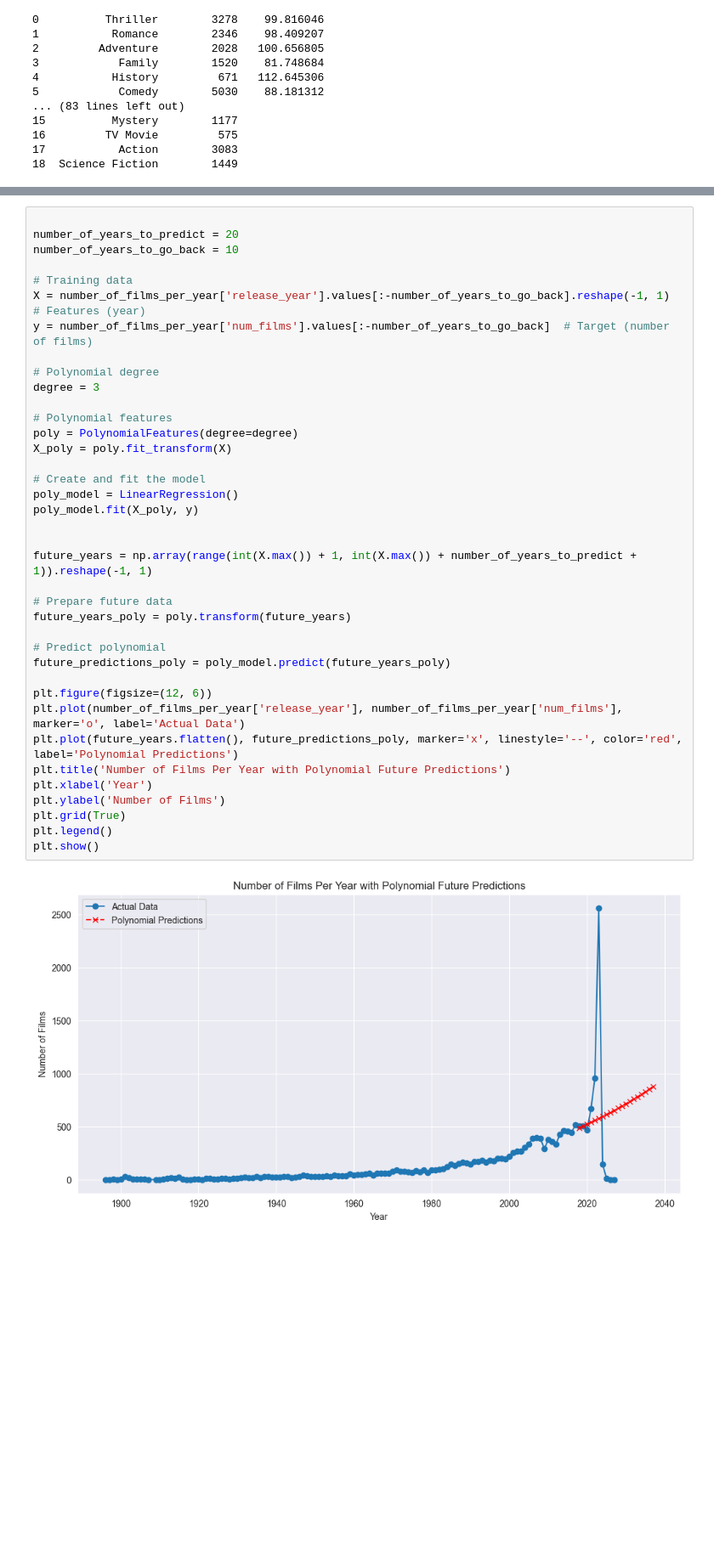
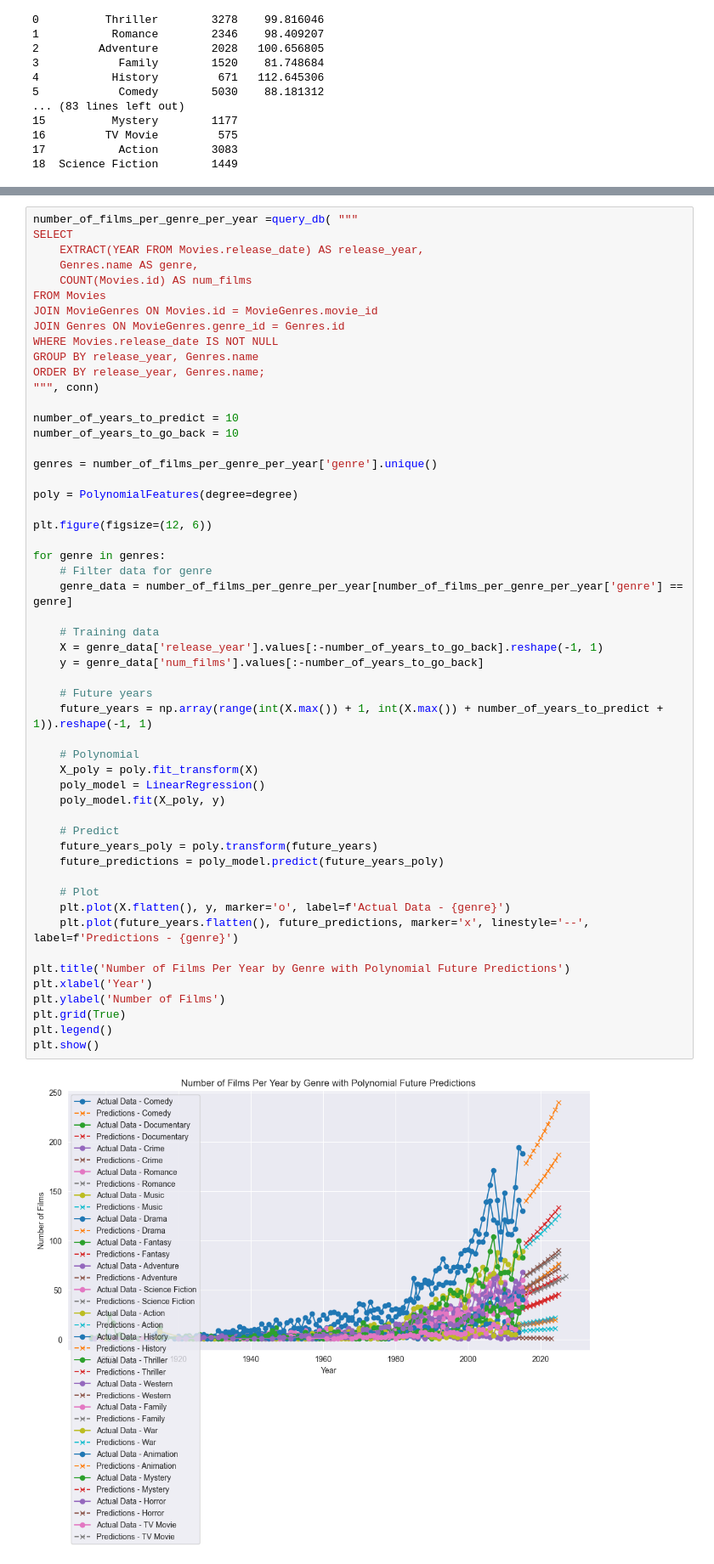
Before and after one commit to ConnActivity/MovieVerse, a Jupyter notebook: eda/first_eda.ipynb, the cells around one changed output, grey strips where cells are left out. Shown at 85% size. Cells and saved outputs as stored; diff of their text form; blank space fills up the shorter version.

Commit message:
feature: Added prediction over 10 next years for every genre

```diff
--- a/eda/first_eda.ipynb
+++ b/eda/first_eda.ipynb
@@ -134,43 +164,58 @@ plt.show()
 # %%
+number_of_films_per_genre_per_year =query_db( """
+SELECT
+    EXTRACT(YEAR FROM Movies.release_date) AS release_year,
+    Genres.name AS genre,
+    COUNT(Movies.id) AS num_films
+FROM Movies
+JOIN MovieGenres ON Movies.id = MovieGenres.movie_id
+JOIN Genres ON MovieGenres.genre_id = Genres.id
+WHERE Movies.release_date IS NOT NULL
+GROUP BY release_year, Genres.name
+ORDER BY release_year, Genres.name;
+""", conn)
 
-number_of_years_to_predict = 20
+number_of_years_to_predict = 10
 number_of_years_to_go_back = 10
 
-# Training data
-X = number_of_films_per_year['release_year'].values[:-number_of_years_to_go_back].reshape(-1, 1)  # Features (year)
-y = number_of_films_per_year['num_films'].values[:-number_of_years_to_go_back]  # Target (number of films)
+genres = number_of_films_per_genre_per_year['genre'].unique()
 
-# Polynomial degree
-degree = 3
-
-# Polynomial features
 poly = PolynomialFeatures(degree=degree)
-X_poly = poly.fit_transform(X)
-
-# Create and fit the model
-poly_model = LinearRegression()
-poly_model.fit(X_poly, y)
-
-
-future_years = np.array(range(int(X.max()) + 1, int(X.max()) + number_of_years_to_predict + 1)).reshape(-1, 1)
-
-# Prepare future data
-future_years_poly = poly.transform(future_years)
-
-# Predict polynomial
-future_predictions_poly = poly_model.predict(future_years_poly)
 
 plt.figure(figsize=(12, 6))
-plt.plot(number_of_films_per_year['release_year'], number_of_films_per_year['num_films'], marker='o', label='Actual Data')
-plt.plot(future_years.flatten(), future_predictions_poly, marker='x', linestyle='--', color='red', label='Polynomial Predictions')
-plt.title('Number of Films Per Year with Polynomial Future Predictions')
+
+for genre in genres:
+    # Filter data for genre
+    genre_data = number_of_films_per_genre_per_year[number_of_films_per_genre_per_year['genre'] == genre]
+
+    # Training data
+    X = genre_data['release_year'].values[:-number_of_years_to_go_back].reshape(-1, 1)
+    y = genre_data['num_films'].values[:-number_of_years_to_go_back]
+
+    # Future years
+    future_years = np.array(range(int(X.max()) + 1, int(X.max()) + number_of_years_to_predict + 1)).reshape(-1, 1)
+
+    # Polynomial
+    X_poly = poly.fit_transform(X)
+    poly_model = LinearRegression()
+    poly_model.fit(X_poly, y)
+
+    # Predict
+    future_years_poly = poly.transform(future_years)
+    future_predictions = poly_model.predict(future_years_poly)
+
+    # Plot
+    plt.plot(X.flatten(), y, marker='o', label=f'Actual Data - {genre}')
+    plt.plot(future_years.flatten(), future_predictions, marker='x', linestyle='--', label=f'Predictions - {genre}')
+
+plt.title('Number of Films Per Year by Genre with Polynomial Future Predictions')
 plt.xlabel('Year')
 plt.ylabel('Number of Films')
 plt.grid(True)
 plt.legend()
 plt.show()
 # %% [output]
-[figure, old version]
+[figure, new version]
 # %%
 budget_vs_revenue =query_db( """
 SELECT budget, revenue
```
Also changed, not shown: parts of 1 cell of this notebook.
